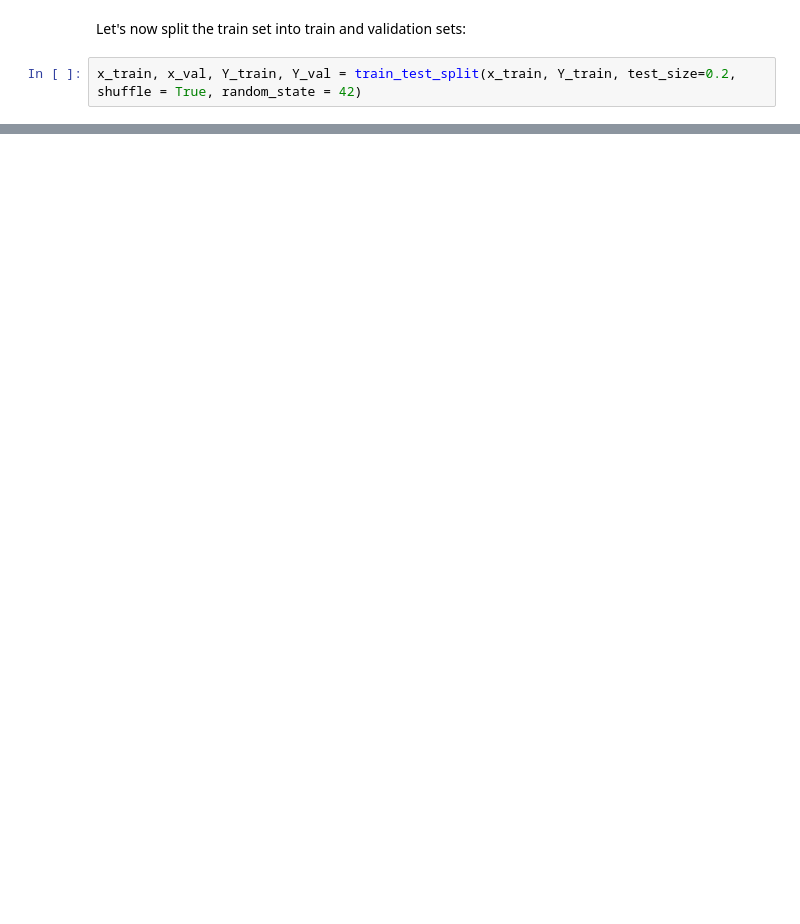
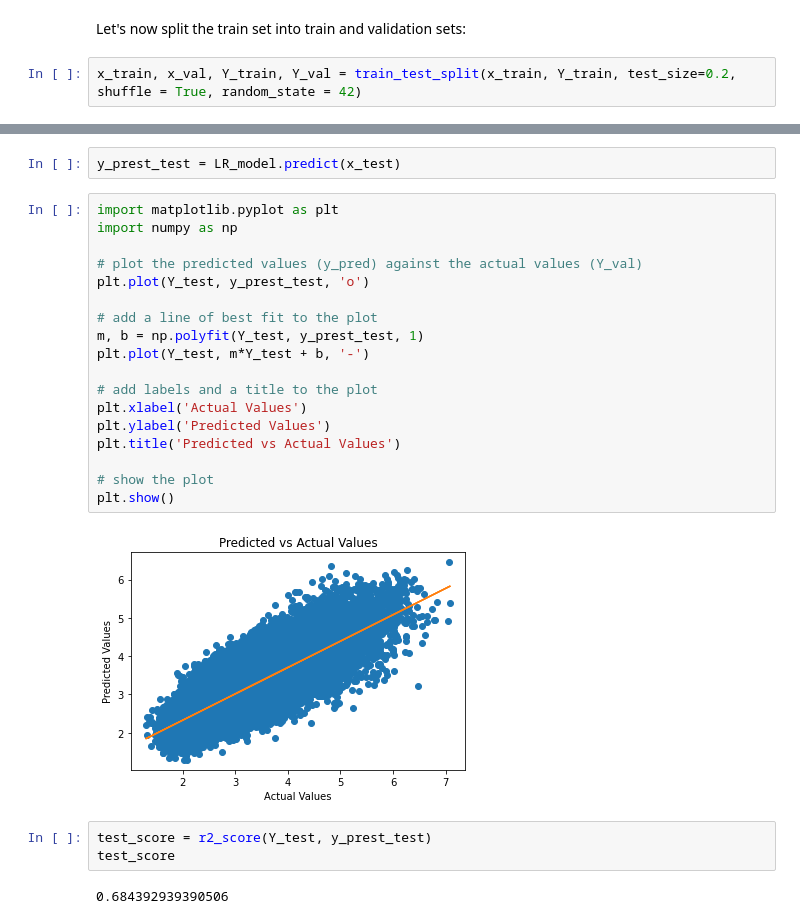
Before and after one commit to sachaRfd/Drug-Likeness-Prediction, a Jupyter notebook: Druglikeness_Prediction.ipynb, the cells around one changed output, grey strips where cells are left out. Saved outputs shown, nothing was run; the diff lists cells and outputs as text; blank space fills up the shorter version.

```diff
--- a/Druglikeness_Prediction.ipynb
+++ b/Druglikeness_Prediction.ipynb
@@ -210,0 +330,27 @@ ValueError: Input contains NaN, infinity or a value too large for dtype('float64
+# %%
+y_prest_test = LR_model.predict(x_test)
+# %%
+import matplotlib.pyplot as plt
+import numpy as np
+
+# plot the predicted values (y_pred) against the actual values (Y_val)
+plt.plot(Y_test, y_prest_test, 'o')
+
+# add a line of best fit to the plot
+m, b = np.polyfit(Y_test, y_prest_test, 1)
+plt.plot(Y_test, m*Y_test + b, '-')
+
+# add labels and a title to the plot
+plt.xlabel('Actual Values')
+plt.ylabel('Predicted Values')
+plt.title('Predicted vs Actual Values')
+
+# show the plot
+plt.show()
+# %% [output]
+[figure, added]
+# %%
+test_score = r2_score(Y_test, y_prest_test)
+test_score
+# %% [output]
+0.684392939390506
```
Also changed, not shown: parts of 37 cells of this notebook.
